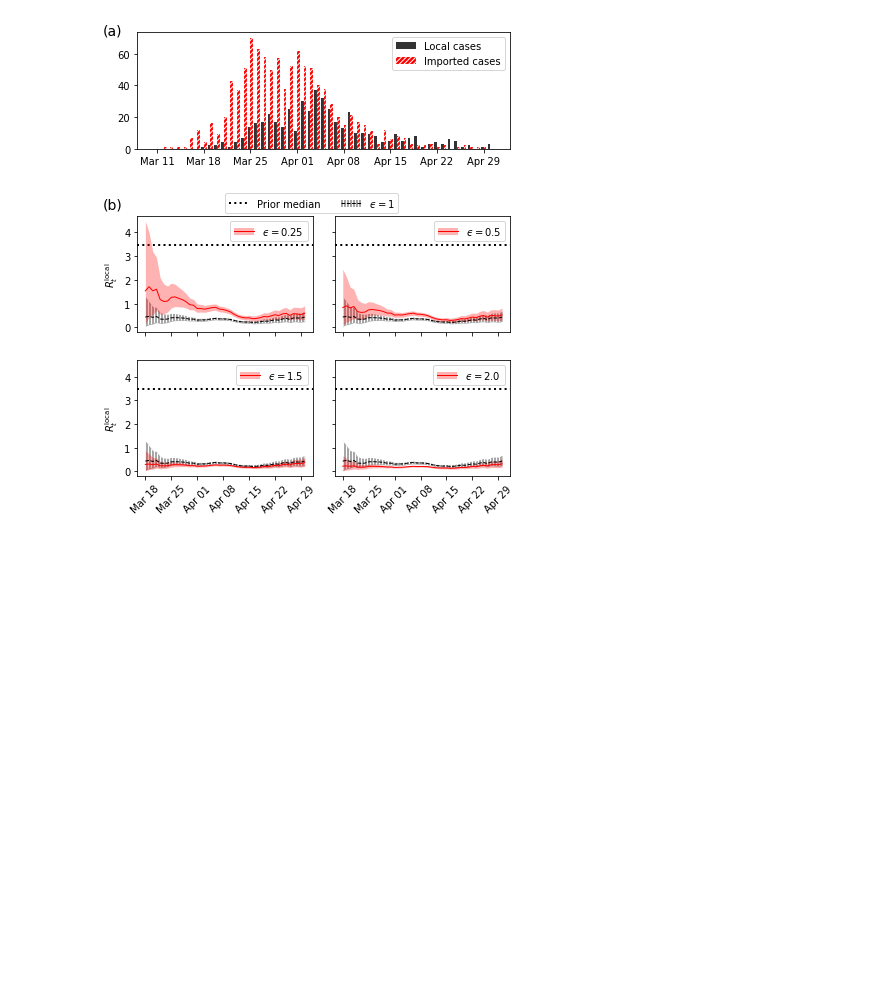
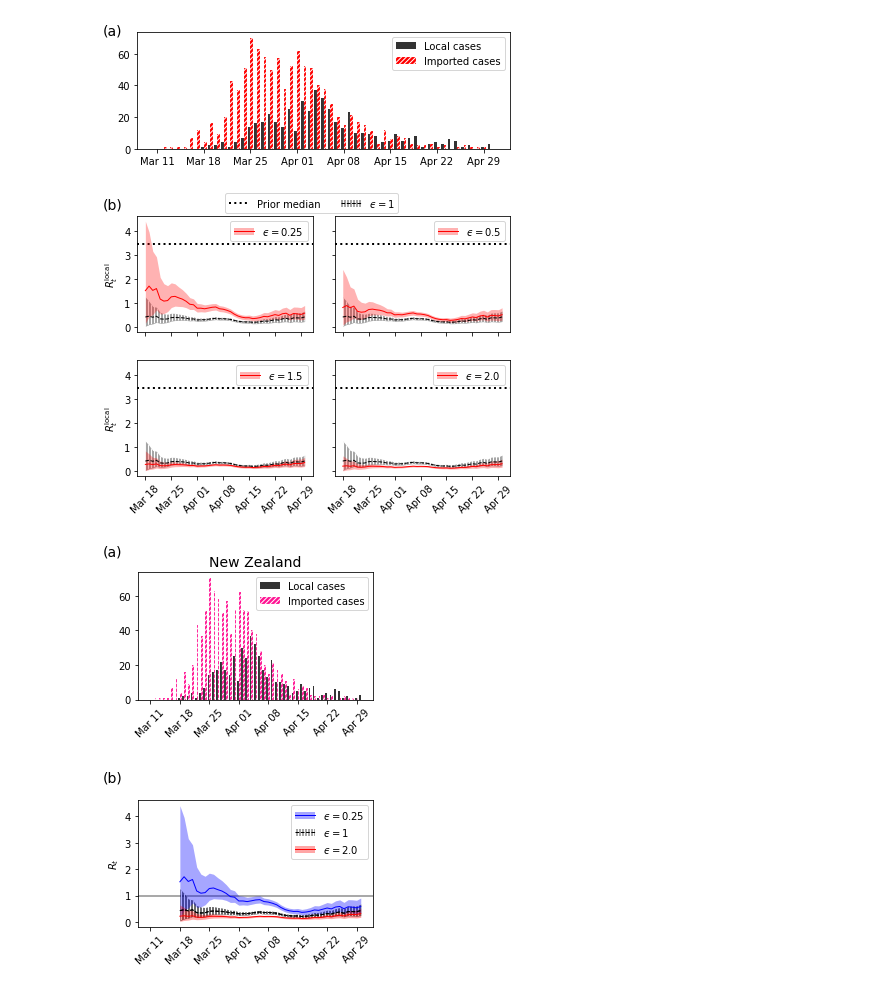
Before and after one commit to SABS-R3-Epidemiology/branchpro, a Jupyter notebook: branchpro/results/new-zealand-inference.ipynb, the cells around one changed output. Saved outputs shown, nothing was run; the diff lists cells and outputs as text; code cells hidden in the pictures; blank space fills up the shorter version.

```diff
--- a/branchpro/results/new-zealand-inference.ipynb
+++ b/branchpro/results/new-zealand-inference.ipynb
@@ -407,3 +407,20 @@ branchpro.figures.plot_r_inference(
 plt.savefig('NZ_inference.pdf')
 # %% [output]
 [figure]
+# %%
+epsilon_range = [0.25, 1.0, 2.0]
+
+fig = branchpro.figures.plot_regions_inference(
+    datetime.datetime(2020, 3, 11),
+    ['New Zealand',],
+    [locally_infected_cases],
+    [imported_cases],
+    datetime.datetime(2020, 3, 11) + datetime.timedelta(days=inference_times[0]-1),
+    list(epsilon_range),
+    [[all_intervals.loc[all_intervals['Epsilon']==eps] for eps in epsilon_range]],
+    default_epsilon=1,
+    show=False)
+
+plt.savefig('Figure_S4.pdf')
+# %% [output]
+[figure, added]
```
Also changed, not shown: 20 other files.
